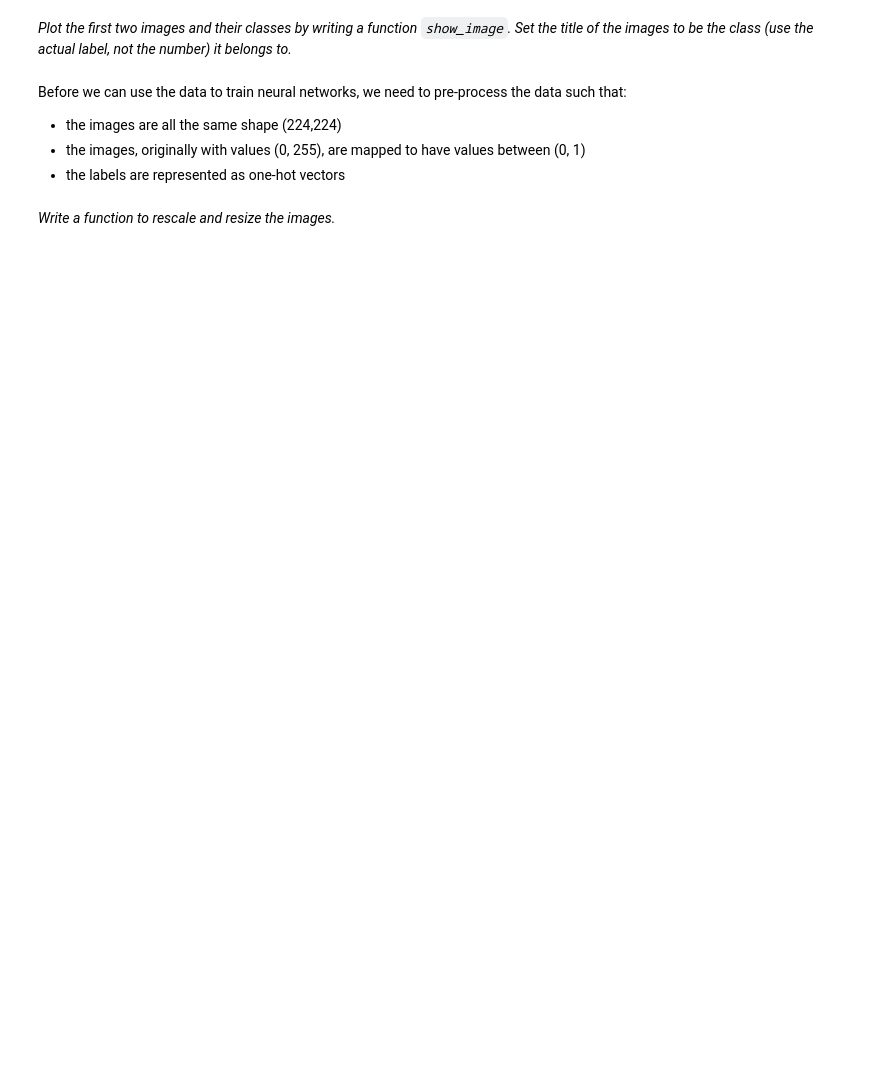
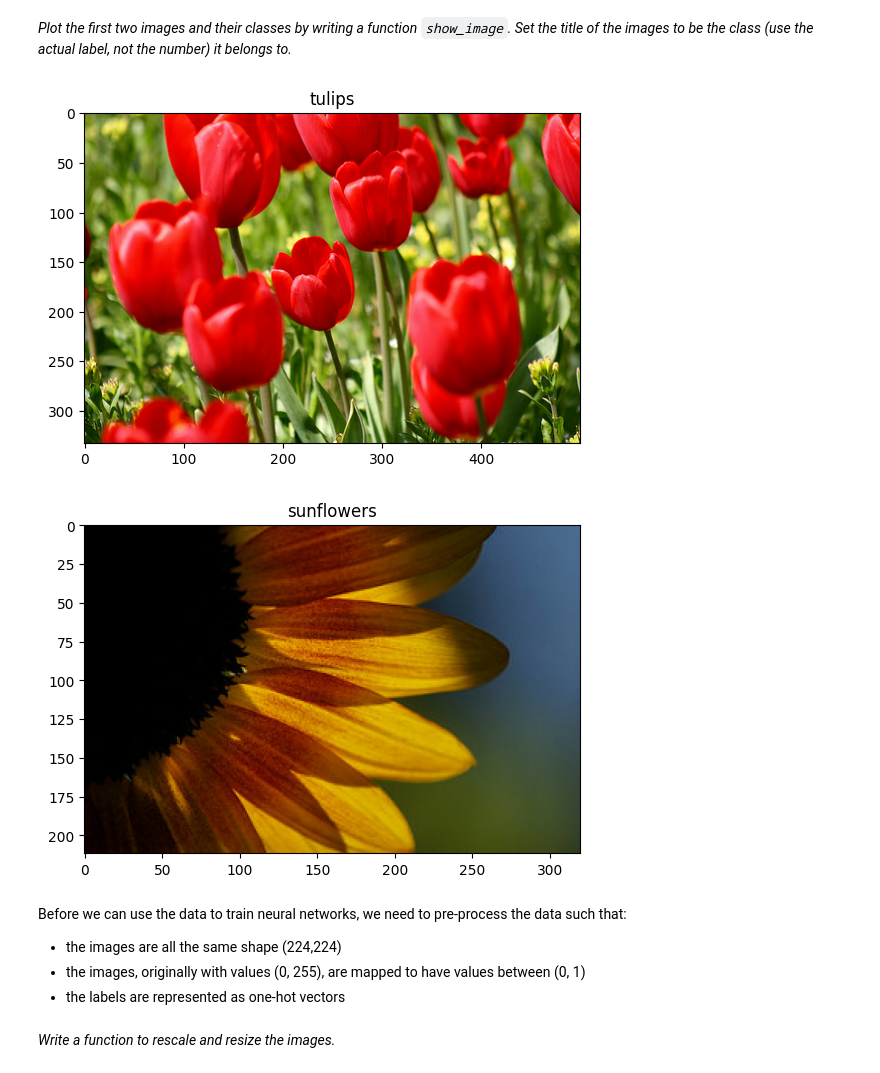
Before and after one commit to YRYoung/ML-with-Big-Data, a Jupyter notebook: spce0038_coursework_tf_22036444.ipynb, the cells around one changed output. Saved outputs shown, nothing was run; the diff lists cells and outputs as text; code cells hidden in the pictures; blank space fills up the shorter version.

```diff
--- a/spce0038_coursework_tf_22036444.ipynb
+++ b/spce0038_coursework_tf_22036444.ipynb
@@ -72,11 +78,17 @@ labels = ["dandelion", "daisy", "tulips",  "sunflowers", "roses"]
 _Plot the first two images and their classes by writing a function `show_image`. Set the title of the images to be the class (use the actual label, not the number) it belongs to._
 # %%
 def show_image(image, target):
-    # YOUR CODE HERE
-    raise NotImplementedError()
+    plt.imshow(image)
+    plt.title(labels[target])
+    # plt.axis("off")
+    plt.show()
+
 
 for i in range(2):
     show_image(images[i], targets[i])
+# %% [output]
+[figure, added]
+[figure, added]
 # %% [markdown]
 Before we can use the data to train neural networks, we need to pre-process the data such that:
 
```
Also changed, not shown: parts of 15 cells of this notebook.
